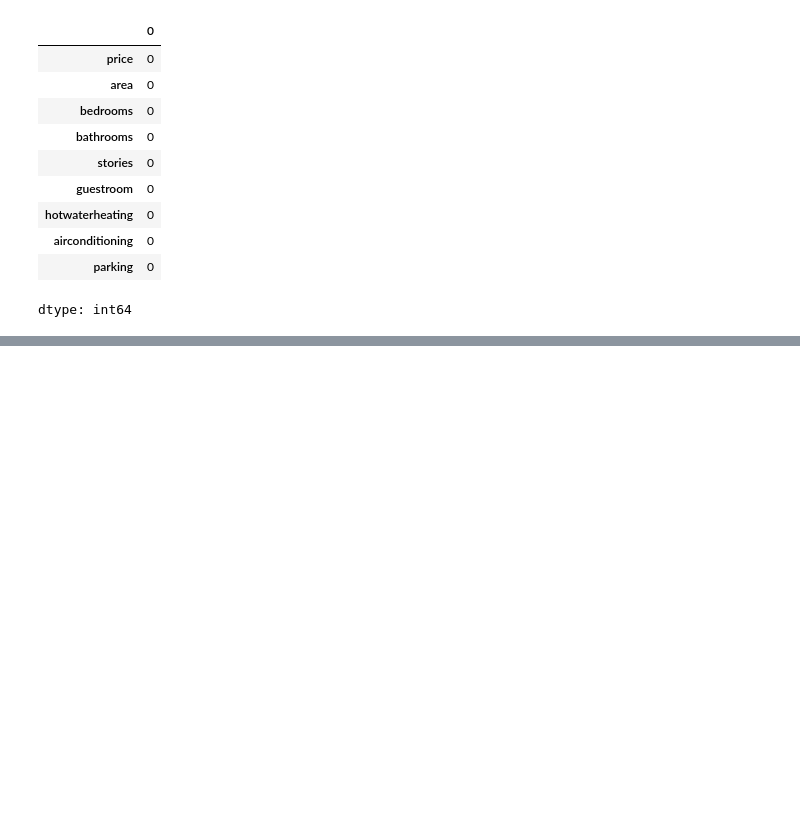
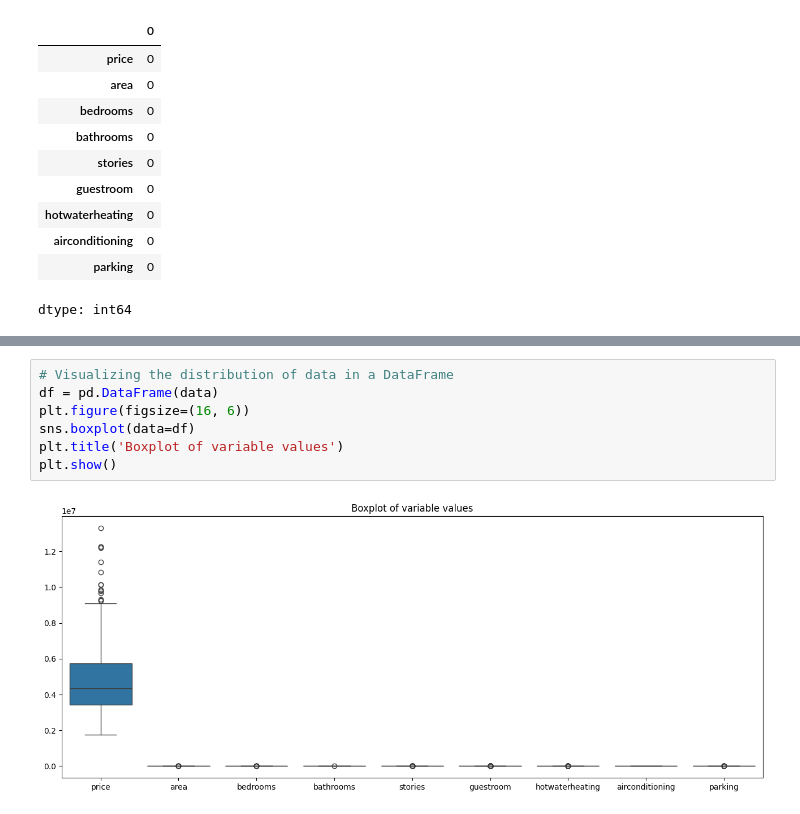
Before and after one commit to TomasCastilloF/House_Price_Prediction_Based_on_Features, a Jupyter notebook: Proyect.ipynb, the cells around one changed output, grey strips where cells are left out. Saved outputs shown, nothing was run; the diff lists cells and outputs as text; blank space fills up the shorter version.

```diff
--- a/Proyect.ipynb
+++ b/Proyect.ipynb
@@ -94,0 +132,9 @@ dtype: int64
+# %%
+# Visualizing the distribution of data in a DataFrame
+df = pd.DataFrame(data)
+plt.figure(figsize=(16, 6))
+sns.boxplot(data=df)
+plt.title('Boxplot of variable values')
+plt.show()
+# %% [output]
+[figure, added]
```
Also changed, not shown: parts of 11 cells of this notebook.
